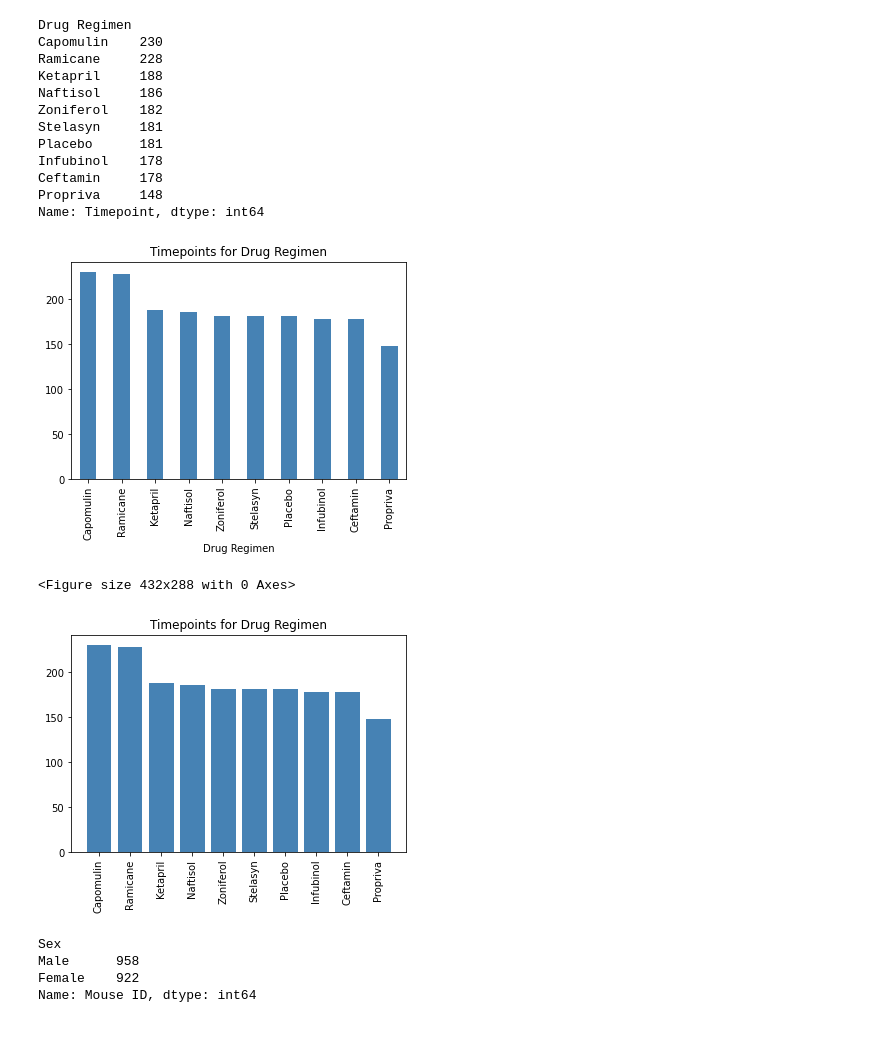
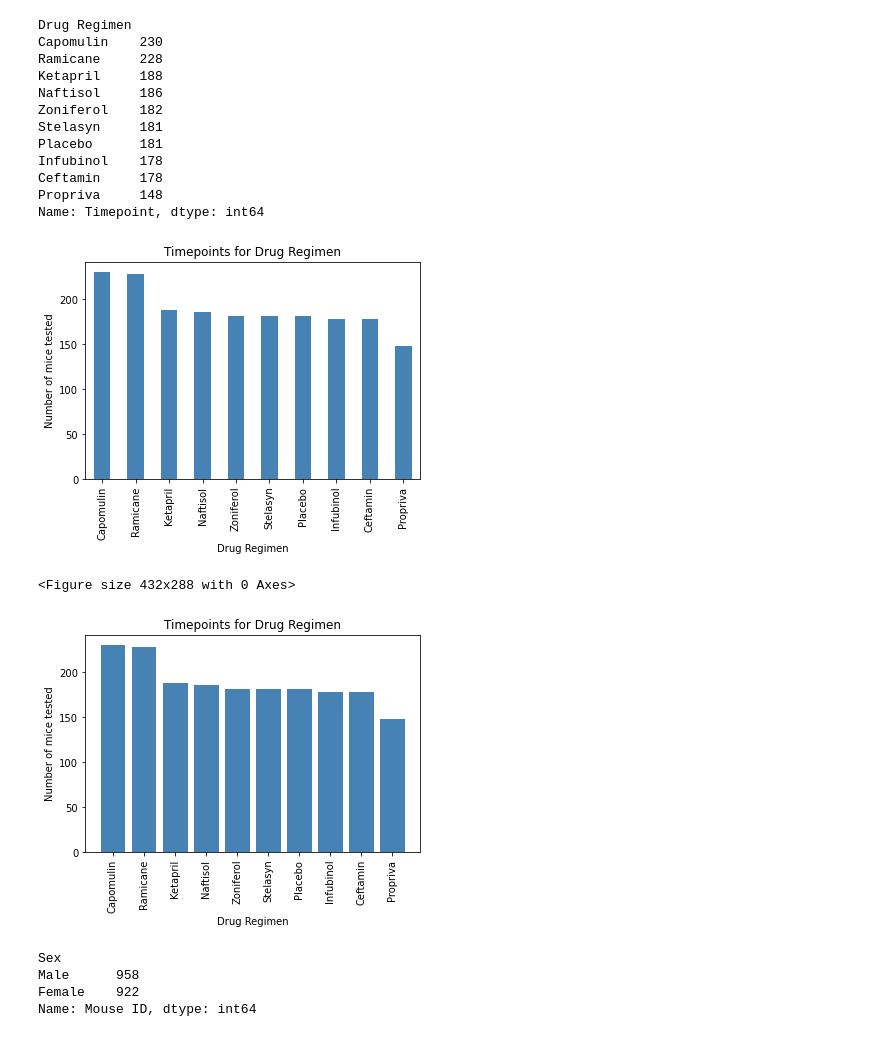
Before and after one commit to jananeesaranraj/Matplotlib, a Jupyter notebook: Pymaceuticals/Pymaceuticals.ipynb, the cells around one changed output. Drawn from its saved outputs; the diff is of its cells as text; code cells hidden in the pictures.

```diff
--- a/Pymaceuticals/Pymaceuticals.ipynb
+++ b/Pymaceuticals/Pymaceuticals.ipynb
@@ -187,14 +187,14 @@ tick_locations = [value for value in x_axis]
 # %%
 # Create a bar chart based upon the above data
 test_chart=sorted_df.plot(kind="bar", facecolor="steelblue",
                      title="Timepoints for Drug Regimen")
-test_chart.set_xlabel = "Drug Regimen"
-test_chart.set_ylabel = "Number of mice tested"
+test_chart.set_xlabel("Drug Regimen")
+test_chart.set_ylabel ("Number of mice tested")
 
 plt.show()
 plt.tight_layout()
 # %% [output]
-[figure, old version]
+[figure, new version]
 <Figure size 432x288 with 0 Axes>
 # %%
 # Generate a bar plot showing the total number of timepoints for all mice tested for each drug regimen using pyplot.
@@ -205,12 +205,14 @@ timepoint = [230,228,188,186,182,181,181,178,178,148]
 x_axis = np.arange(0,len(drugs))
 plt.title("Timepoints for Drug Regimen")
 plt.bar(x_axis,timepoint, color='steelblue', alpha=1, align="center")
+plt.xlabel("Drug Regimen")
+plt.ylabel("Number of mice tested")
 # Create the ticks for our bar chart's x axis
 tick_locations = [value for value in x_axis]
 plt.xticks(tick_locations,drugs,rotation="vertical")
 plt.show()
 # %% [output]
-[figure, old version]
+[figure, new version]
 # %%
 # Generate a pie plot showing the distribution of female versus male mice using Pandas
 gender_df = df.groupby("Sex").count()["Mouse ID"]
```
Also changed, not shown: parts of 3 cells of this notebook.
